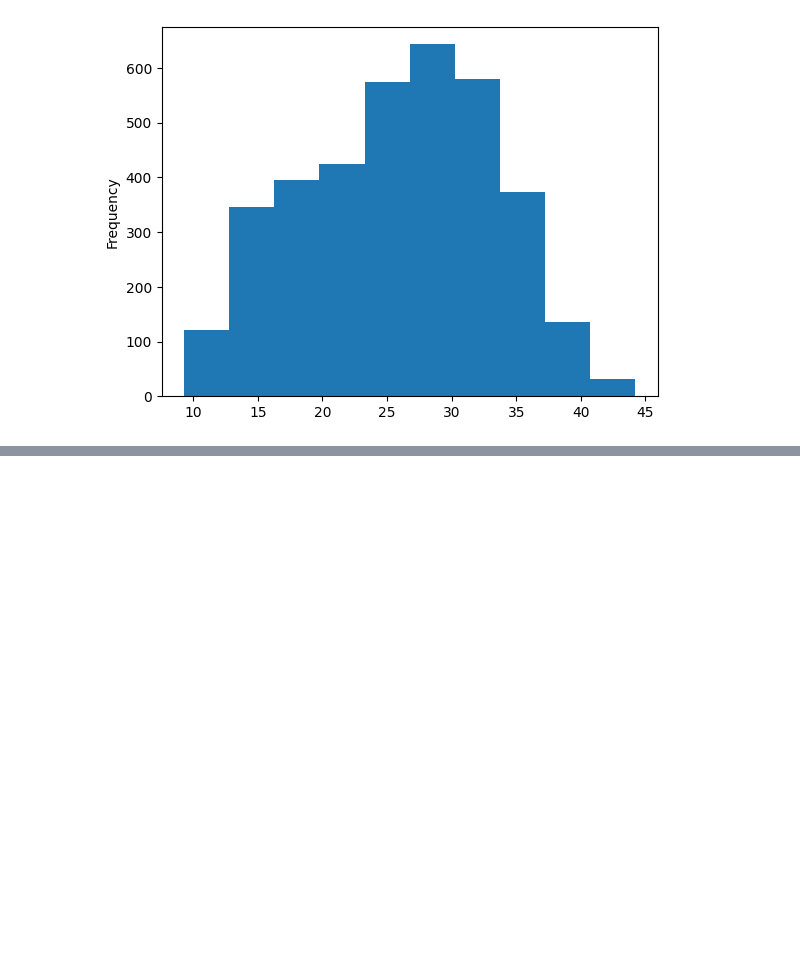
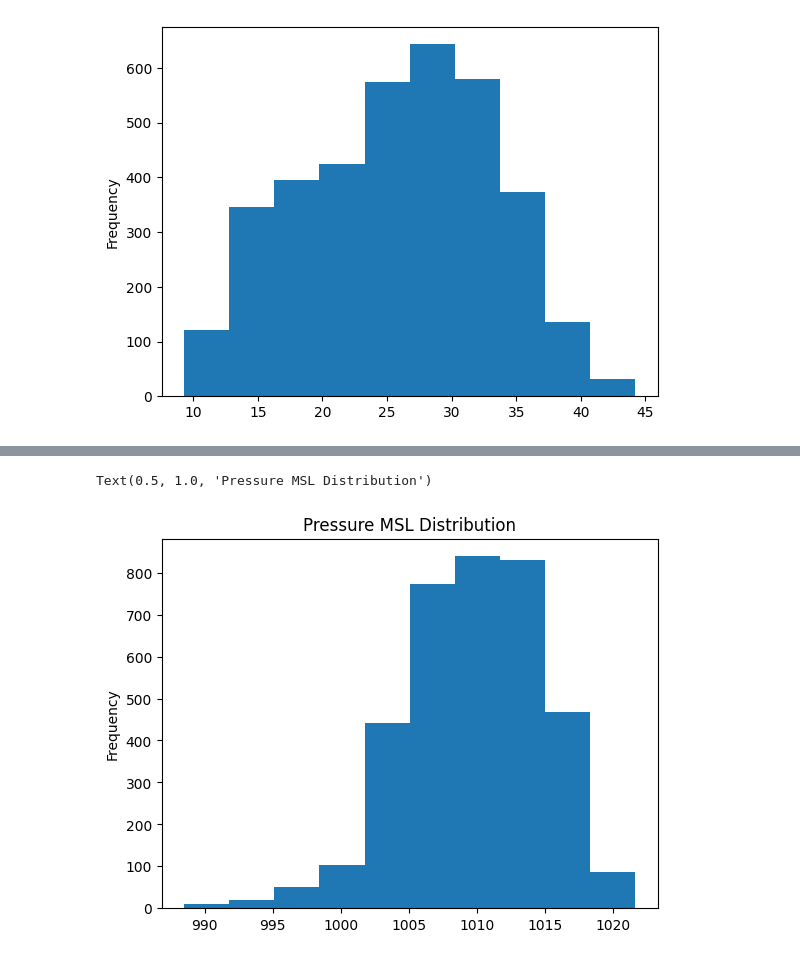
Before and after one commit to shahriar0999/weather_forecasting_end2end, a Jupyter notebook: notebooks/experiments1.ipynb, the cells around one changed output, grey strips where cells are left out. Drawn from its saved outputs; the diff is of its cells as text; code cells hidden in the pictures; blank space fills up the shorter version.

```diff
--- a/notebooks/experiments1.ipynb
+++ b/notebooks/experiments1.ipynb
@@ -169,0 +217,6 @@ plt.show()
+# %%
+df['pressure_msl'].plot(kind='hist')
+plt.title('Pressure MSL Distribution')
+# %% [output]
+Text(0.5, 1.0, 'Pressure MSL Distribution')
+[figure, added]
```
Also changed, not shown: parts of 18 cells of this notebook.
